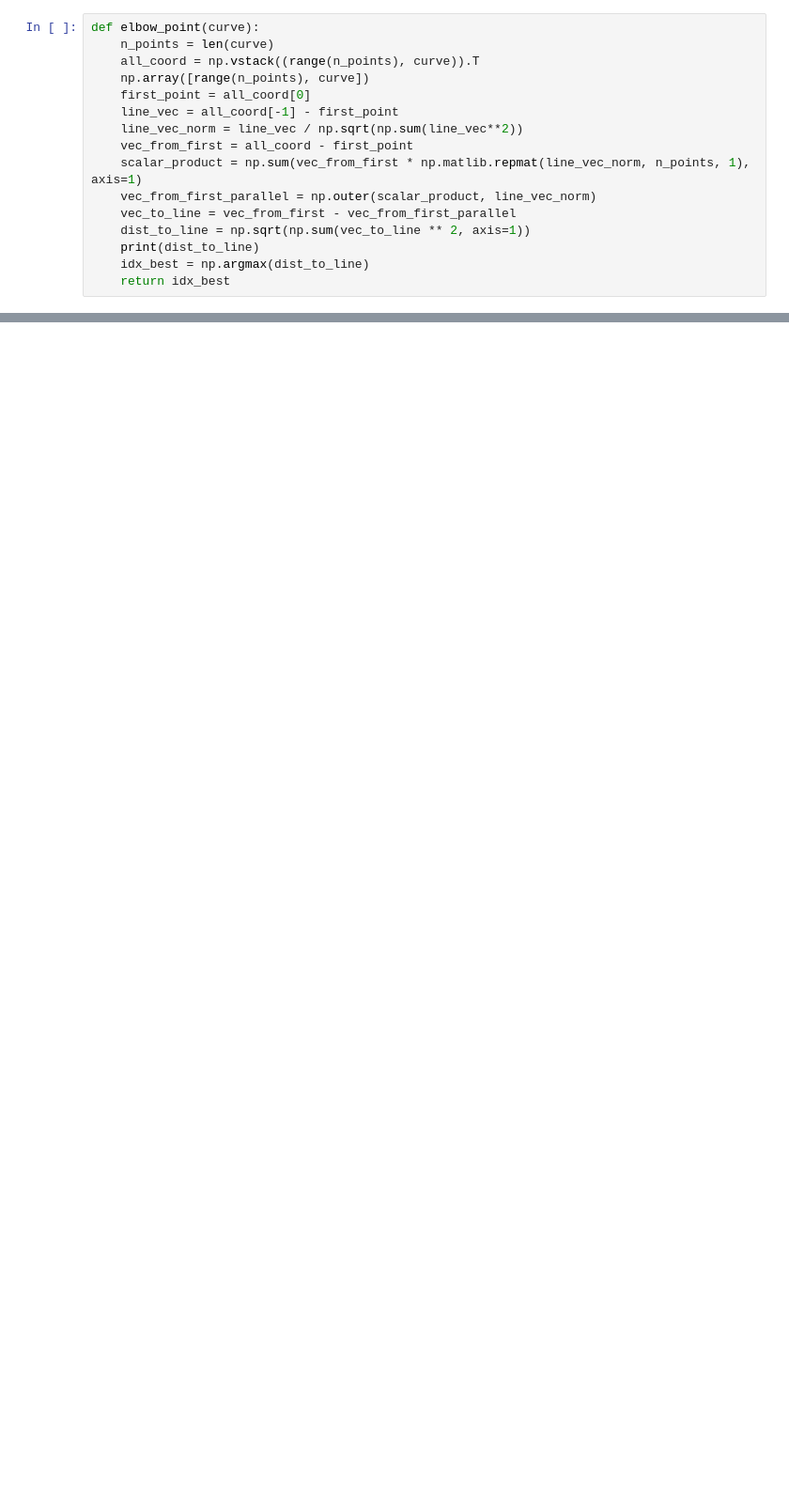
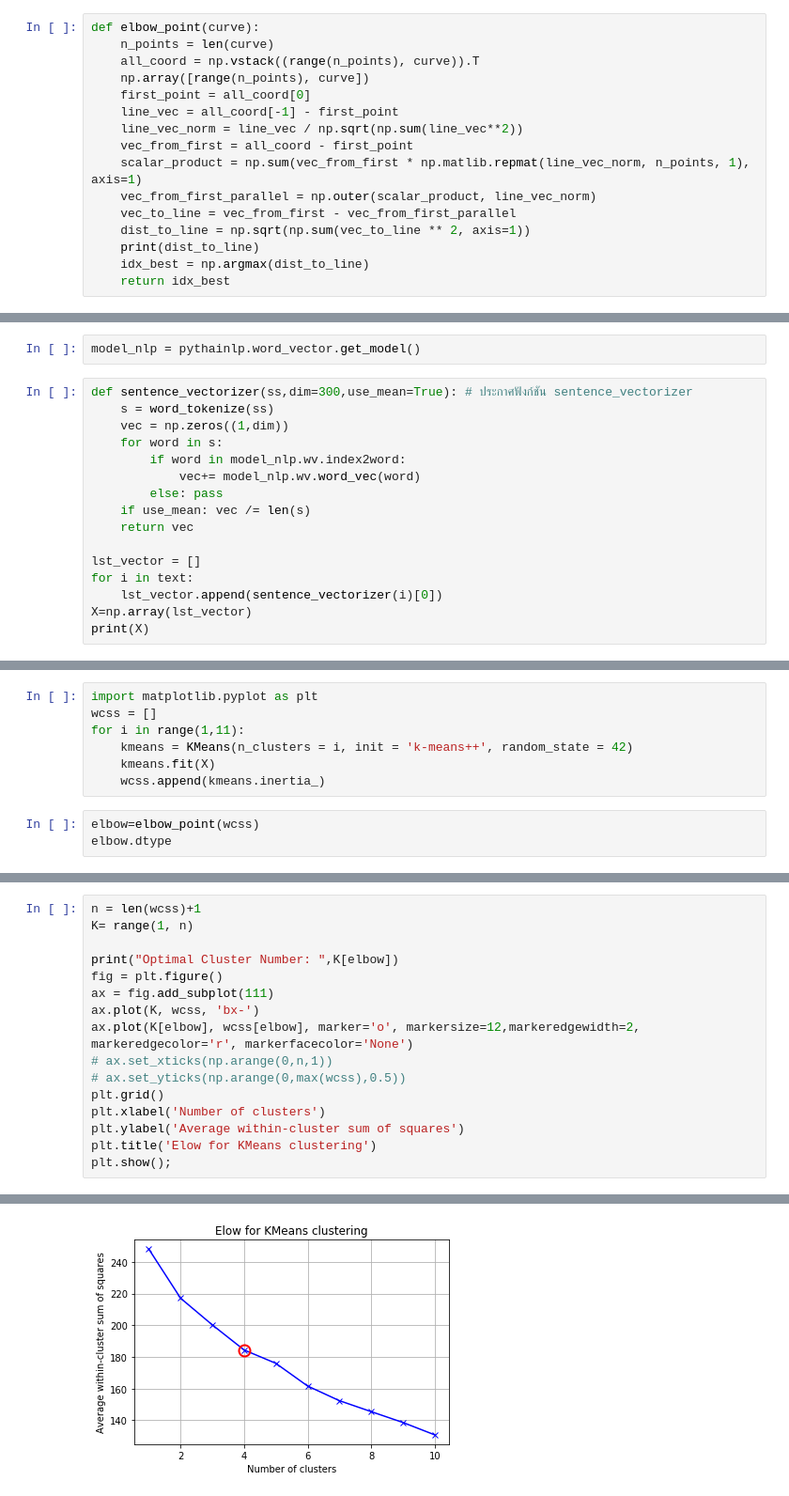
Before and after one commit to apichart2425/RE_Project, a Jupyter notebook: Elbow .ipynb, the cells around one changed output, grey strips where cells are left out. Shown at 94% size. Drawn from its saved outputs; the diff is of its cells as text; blank space fills up the shorter version.

```diff
--- a/Elbow .ipynb
+++ b/Elbow .ipynb
@@ -73,0 +214,18 @@ NameError: name 'cdist' is not defined
+# %%
+model_nlp = pythainlp.word_vector.get_model()
+# %%
+def sentence_vectorizer(ss,dim=300,use_mean=True): # ประกาศฟังก์ชัน sentence_vectorizer
+    s = word_tokenize(ss)
+    vec = np.zeros((1,dim))
+    for word in s:
+        if word in model_nlp.wv.index2word:
+            vec+= model_nlp.wv.word_vec(word)
+        else: pass
+    if use_mean: vec /= len(s)
+    return vec
+
+lst_vector = []
+for i in text:
+    lst_vector.append(sentence_vectorizer(i)[0])
+X=np.array(lst_vector)
+print(X)
@@ -73,0 +246,10 @@ NameError: name 'cdist' is not defined
+# %%
+import matplotlib.pyplot as plt
+wcss = []
+for i in range(1,11):
+    kmeans = KMeans(n_clusters = i, init = 'k-means++', random_state = 42)
+    kmeans.fit(X)
+    wcss.append(kmeans.inertia_)
+# %%
+elbow=elbow_point(wcss)
+elbow.dtype
@@ -73,0 +260,17 @@ NameError: name 'cdist' is not defined
+# %%
+n = len(wcss)+1
+K= range(1, n)
+
+print("Optimal Cluster Number: ",K[elbow])
+fig = plt.figure()
+ax = fig.add_subplot(111)
+ax.plot(K, wcss, 'bx-')
+ax.plot(K[elbow], wcss[elbow], marker='o', markersize=12,markeredgewidth=2, markeredgecolor='r', markerfacecolor='None')
+# ax.set_xticks(np.arange(0,n,1))
+# ax.set_yticks(np.arange(0,max(wcss),0.5))
+plt.grid()
+plt.xlabel('Number of clusters')
+plt.ylabel('Average within-cluster sum of squares')
+plt.title('Elow for KMeans clustering')
+plt.show();
+# %% [output]
@@ -73,0 +278 @@ NameError: name 'cdist' is not defined
+[figure, added]
```
Also changed, not shown: parts of 23 cells of this notebook, 11 other files.
